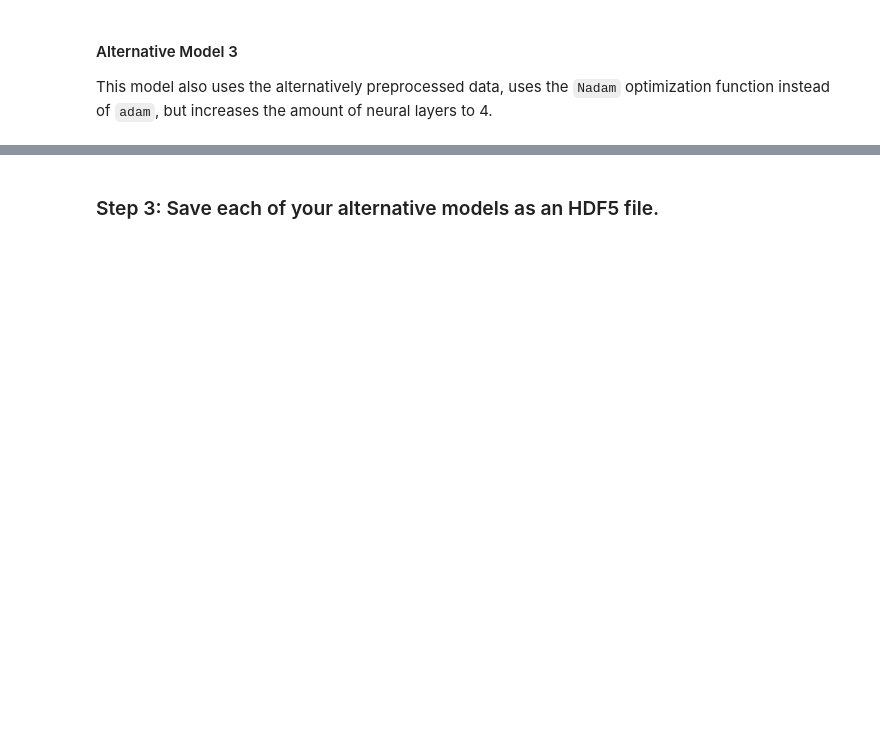
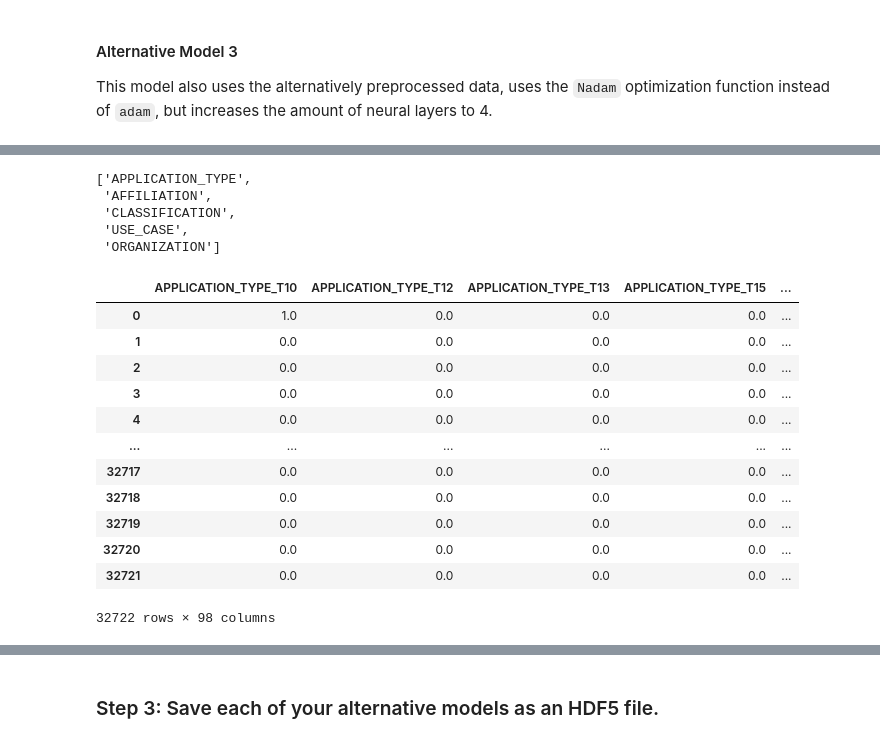
Before and after one commit to phodsman/Venture-Capital-Neural-Network-Classifier, a Jupyter notebook: venture_funding_with_deep_learning.ipynb, the cells around one changed output, grey strips where cells are left out. Drawn from its saved outputs; the diff is of its cells as text; code cells hidden in the pictures; blank space fills up the shorter version.

```diff
--- a/venture_funding_with_deep_learning.ipynb
+++ b/venture_funding_with_deep_learning.ipynb
@@ -610,7 +952,13 @@ small_funding_df = small_funding_df.reset_index()
 categorical_variables = list(small_funding_df.dtypes[small_funding_df.dtypes=="object"].index)
 
 # Display the categorical variables list
-categorical_variables
+display(categorical_variables)
+# %% [output]
+['APPLICATION_TYPE',
+ 'AFFILIATION',
+ 'CLASSIFICATION',
+ 'USE_CASE',
+ 'ORGANIZATION']
 # %%
 # Create a OneHotEncoder instance
 enc = OneHotEncoder(sparse=False)
@@ -620,8 +968,22 @@ encoded_data_a2 = enc.fit_transform(small_funding_df[categorical_variables])
 # %%
 # Create a DataFrame with the encoded variables
 encoded_df_a2 = pd.DataFrame(
     encoded_data_a2,
     columns = enc.get_feature_names(categorical_variables))
 
 # Review the DataFrame
-encoded_df_a2
+display(encoded_df_a2)
+# %% [output]
+|  | APPLICATION_TYPE_T10 | APPLICATION_TYPE_T12 | APPLICATION_TYPE_T13 | APPLICATION_TYPE_T15 | ... |
+| 0 | 1.0 | 0.0 | 0.0 | 0.0 | ... |
+| 1 | 0.0 | 0.0 | 0.0 | 0.0 | ... |
+| 2 | 0.0 | 0.0 | 0.0 | 0.0 | ... |
+| 3 | 0.0 | 0.0 | 0.0 | 0.0 | ... |
+| 4 | 0.0 | 0.0 | 0.0 | 0.0 | ... |
+| ... | ... | ... | ... | ... | ... |
+| 32717 | 0.0 | 0.0 | 0.0 | 0.0 | ... |
+| 32718 | 0.0 | 0.0 | 0.0 | 0.0 | ... |
+| 32719 | 0.0 | 0.0 | 0.0 | 0.0 | ... |
+| 32720 | 0.0 | 0.0 | 0.0 | 0.0 | ... |
+| 32721 | 0.0 | 0.0 | 0.0 | 0.0 | ... |
+32722 rows × 98 columns
```
Also changed, not shown: parts of 57 cells of this notebook, 1 other file.
